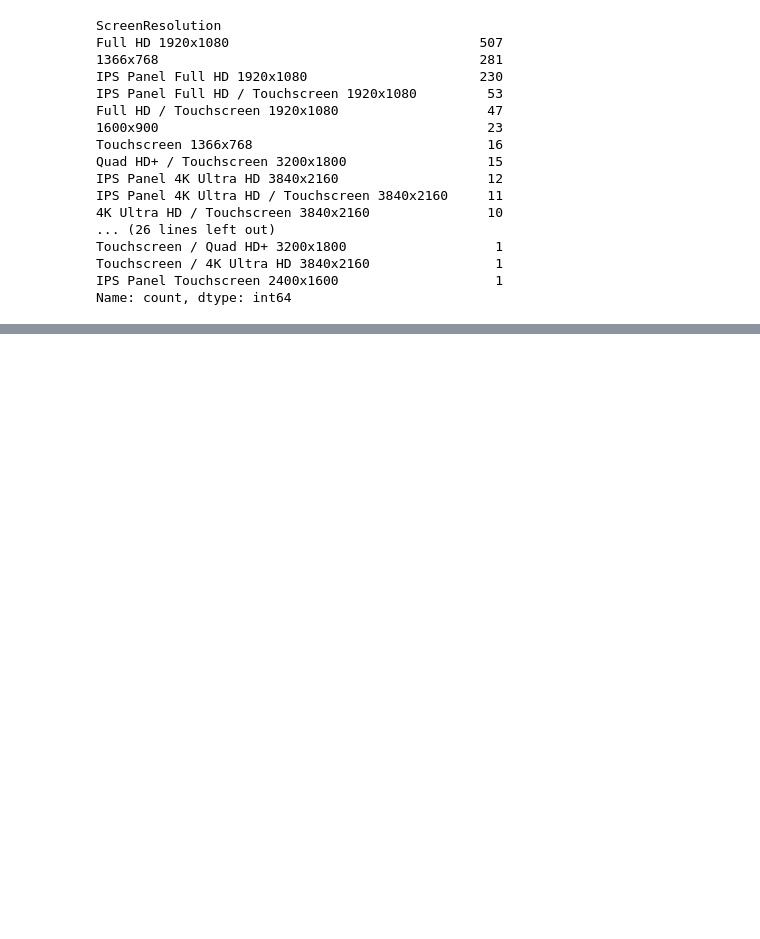
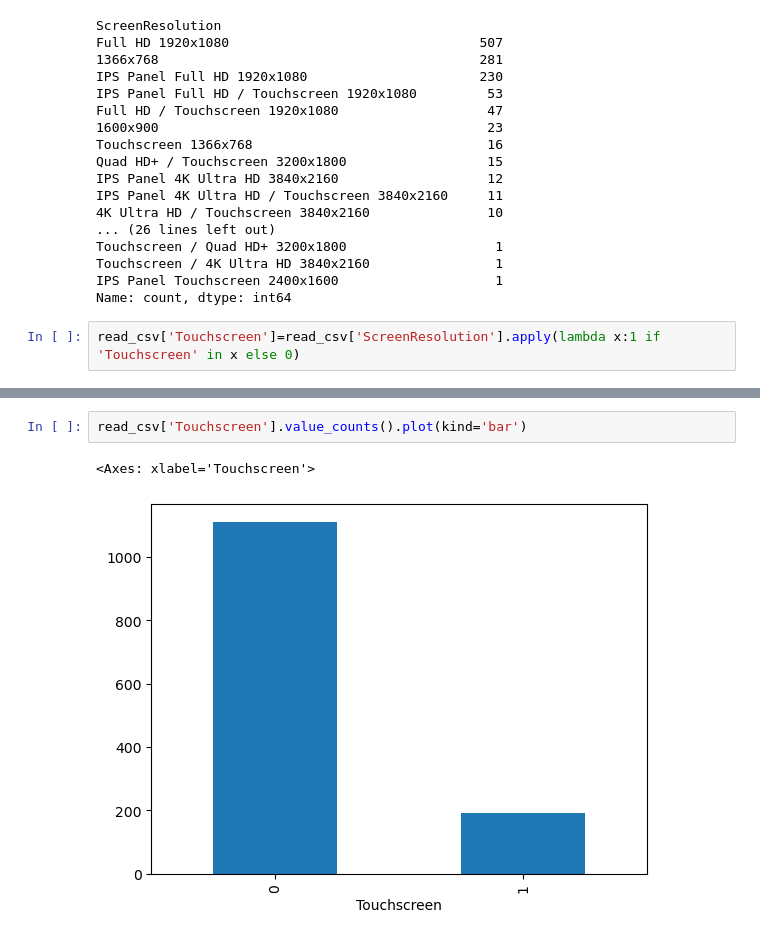
Before and after one commit to vanix056/Laptop_Price_predictor, a Jupyter notebook: Laptop_price_predictor.ipynb, the cells around one changed output, grey strips where cells are left out. Cells and saved outputs as stored; diff of their text form; blank space fills up the shorter version.

```diff
--- a/Laptop_price_predictor.ipynb
+++ b/Laptop_price_predictor.ipynb
@@ -160,3 +160,5 @@ Touchscreen / Quad HD+ 3200x1800                   1
 Touchscreen / 4K Ultra HD 3840x2160                1
 IPS Panel Touchscreen 2400x1600                    1
 Name: count, dtype: int64
+# %%
+read_csv['Touchscreen']=read_csv['ScreenResolution'].apply(lambda x:1 if 'Touchscreen' in x else 0)
@@ -162,0 +185,5 @@ Name: count, dtype: int64
+# %%
+read_csv['Touchscreen'].value_counts().plot(kind='bar')
+# %% [output]
+<Axes: xlabel='Touchscreen'>
+[figure, added]
```
Also changed, not shown: parts of 12 cells of this notebook.
